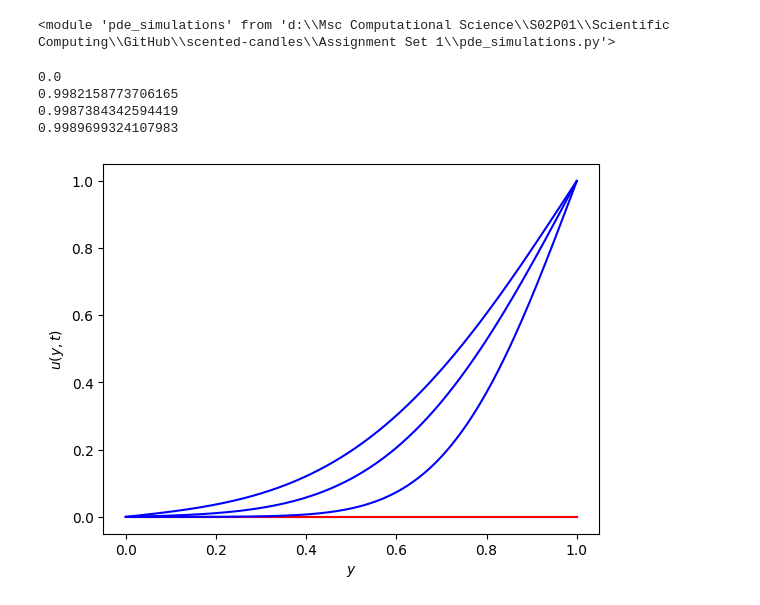
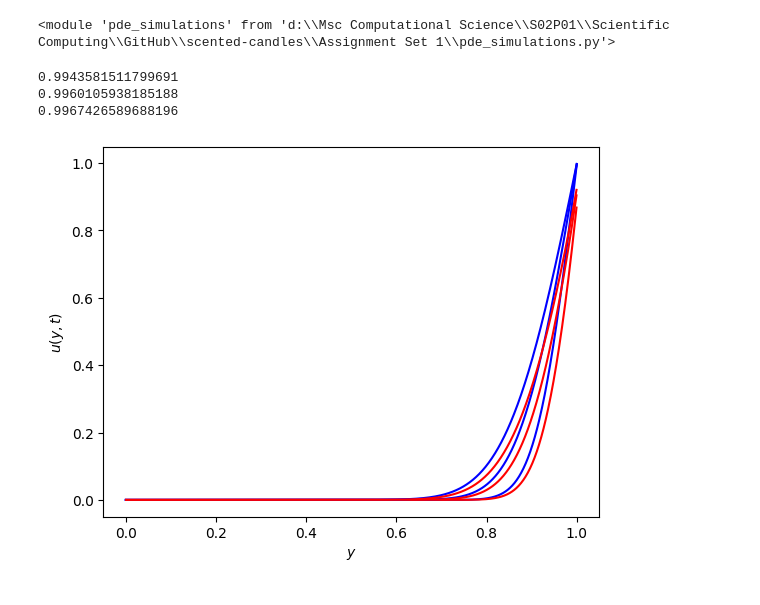
Before and after one commit to mboyan/scented-candles, a Jupyter notebook: Assignment Set 1/AssignmentSet1.ipynb, the cells around one changed output. Drawn from its saved outputs; the diff is of its cells as text; code cells hidden in the pictures.

```diff
--- a/Assignment Set 1/AssignmentSet1.ipynb
+++ b/Assignment Set 1/AssignmentSet1.ipynb
@@ -245,9 +245,11 @@ vt.plot_cylinder_topo(9)
 These conditions are implemented in a numerical solver which allows two modes of operation - one making use of vectorised transformations of _NumPy_ arrays, the other one parallelising the iterations on the GPU architecture. It has been empirically observed that the term $D\delta{t}/\delta{x^2}$ needs to be confined to a value below 0.5 to guarantee the stability of the simulation, thus imposing a constraint on the relationship between $\delta{t}$ and $\delta{x}$.
 # %%
 # Simulation parameters
-t_max = 0.1
-N = 500
-dt = 0.000001
+t_max = 0.01
+# N = 500
+# dt = 0.000001
+N = 1000
+dt = 0.0000001
 
 # Initial condition
 u_init = np.zeros((N, N))
@@ -280,33 +282,34 @@ reload(pde)
 # %%
 # Select subset of frames
 i_select = np.arange(0, times.shape[0], 25)[1:]
 
 u_evol_select = u_evolutions[i_select]
 times_select = times[i_select]
 
 analytical_solution = np.empty_like(u_evolutions)
 error = np.empty_like(u_evolutions)
 
-y_range = np.linspace(0, 1, N)
+# Determine continuous and discrete sample range
+y_range_cont = np.linspace(0, 1, N)
+y_range_disc = np.linspace(0.5/N, 1 - 0.5/N, N)
 
 fig, ax = plt.subplots()
 
 for i, t in enumerate(times_select):
     analytical_solution[i], error[i] = pde.verify_analytical(u_evol_select[i], t)
 
     print(analytical_solution[i].max())
 
-    ax.plot(y_range, analytical_solution[i, 0, :], label=f'analytical, $t={t}$', c='blue')
-    ax.plot(y_range, u_evol_select[i, :, 0], label=f'numerical, $t={t}$', c='red')
+    ax.plot(y_range_cont, analytical_solution[i, 0, :], label=f'analytical, $t={t}$', c='blue')
+    ax.plot(y_range_disc, u_evol_select[i, :, 0], label=f'numerical, $t={t}$', c='red')
 
 ax.set_xlabel('$y$')
 ax.set_ylabel('$u(y,t)$')
 # ax.legend(ncol=3)
 
 plt.show()
 # %% [output]
-0.0
-0.9982158773706165
-0.9987384342594419
-0.9989699324107983
+0.9943581511799691
+0.9960105938185188
+0.9967426589688196
-[figure, old version]
+[figure, new version]
```
Also changed, not shown: parts of 2 cells of this notebook.
